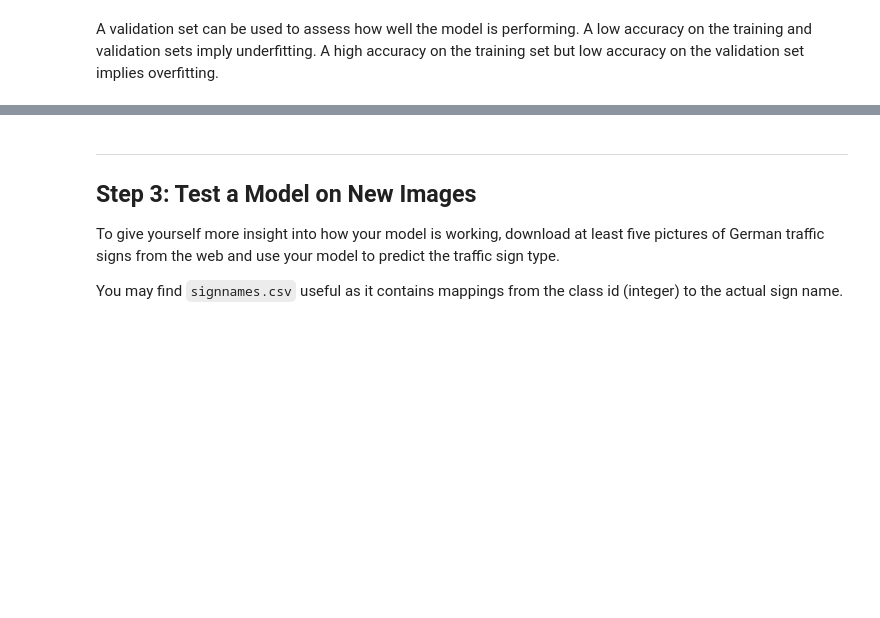
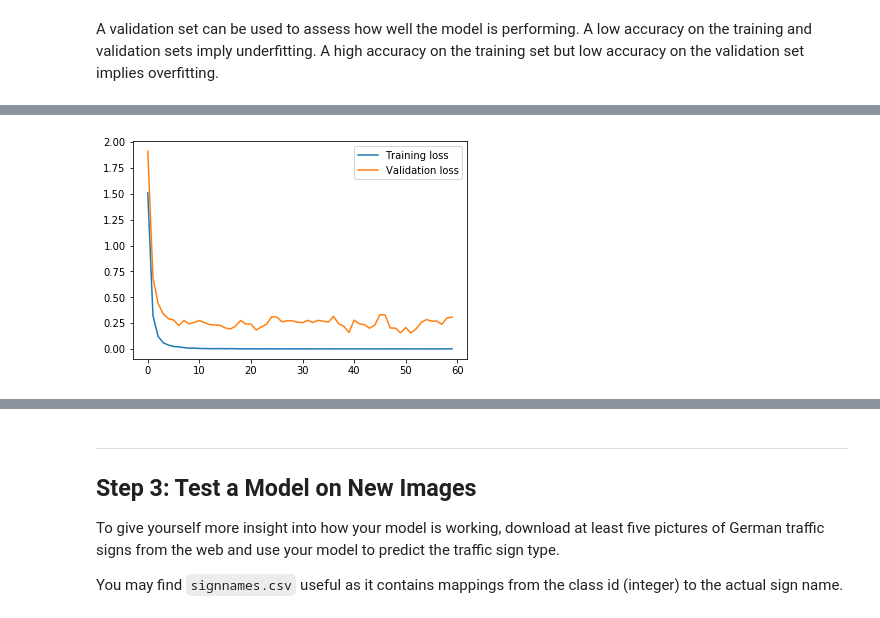
Before and after one commit to lokesh1210/SDCND, a Jupyter notebook: CarND-Traffic-Sign-Classifier-Project/Traffic_Sign_Classifier.ipynb, the cells around one changed output, grey strips where cells are left out. Drawn from its saved outputs; the diff is of its cells as text; code cells hidden in the pictures; blank space fills up the shorter version.

```diff
--- a/CarND-Traffic-Sign-Classifier-Project/Traffic_Sign_Classifier.ipynb
+++ b/CarND-Traffic-Sign-Classifier-Project/Traffic_Sign_Classifier.ipynb
@@ -339 +488,20 @@ sets imply underfitting. A high accuracy on the training set but low accuracy on
+# %%
+def evaluate(session, operation,  X_data, y_data , batchsize):
+    num_examples = len(X_data)
+    total_accuracy = 0
+    for offset in range(0, num_examples, batchsize):
+        batch_x, batch_y = X_data[offset:offset+batchsize], y_data[offset:offset+batchsize]
+        accuracy = session.run(operation,
+                           feed_dict={x: batch_x,
+                                      y: batch_y,
+                                      is_training:False})
+        total_accuracy += (accuracy * len(batch_x))
+    return total_accuracy / num_examples
+
+def train_network(session, optimizer, feature_batch, label_batch):
+    sess_out =  session.run(optimizer,
+                            feed_dict={x:feature_batch,
+                                       y:label_batch,
+                                       is_training:True})
+    return sess_out
 # %%
@@ -356,0 +531,53 @@ training_operation = optimizer.minimize(loss_operation)
+# %%
+### Train your model here.
+### Calculate and report the accuracy on the training and validation set.
+### Once a final model architecture is selected,
+### the accuracy on the test set should be calculated and reported as well.
+### Feel free to use as many code cells as needed.
+
+losses = {'train':[], 'validation':[]}
+accuracies = {'train':[], 'validation':[]}
+
+with tf.Session() as sess:
+    # Initializing the variables
+    sess.run(tf.global_variables_initializer())
+
+    total_batches = int((len(xData_train)+(batch_size-1))/batch_size)
+    displayStats = int((total_batches+(nstats-1))/nstats)
+
+    print('Training ... Start')
+    # Training cycle
+    for epoch in range(epochs):
+        batch_i = 1
+        for batch_features, batch_labels in batch_features_labels(xNorm_train, y_train, batch_size):
+            train_network(sess, training_operation, batch_features, batch_labels)
+
+#             if(batch_i%displayStats ==0):
+#                 print('Epoch {:>2}, Batch {:>2}/{}:  '.format(epoch + 1, batch_i, total_batches), end='')
+#                 train_loss = evaluate(sess, loss_operation,  batch_features, batch_labels,batch_size)
+#                 val_loss = evaluate(sess,loss_operation,  xNorm_valid, y_valid,batch_size )
+#                 print('Train.Loss: {:>5.6f} Valid.Loss: {:.6f}'.format(train_loss,val_loss))
+#             batch_i+=1
+
+
+        train_loss = evaluate(sess, loss_operation,  xNorm_train, y_train,batch_size)
+        val_loss = evaluate(sess,loss_operation,  xNorm_valid, y_valid, batch_size)
+        val_acc = evaluate(sess,accuracy_operation,  xNorm_valid, y_valid, batch_size)
+        losses['train'].append(train_loss)
+        losses['validation'].append(val_loss)
+        accuracies['validation'].append(val_acc)
+        print('Epoch {:>2}:  '.format(epoch + 1), end='')
+        print('Train.Loss: {:>5.6f} Valid.Loss: {:.6f}  Valid.Accuracy: {:.6f}'.format(train_loss,val_loss,val_acc))
+
+    print('Training ... Done')
+    val_acc = evaluate(sess,accuracy_operation,  xNorm_valid, y_valid, batch_size)
+    print('Validation Accuracy: {:.6f} '.format(val_acc))
+
+    plt.plot(losses['train'], label='Training loss')
+    plt.plot(losses['validation'], label='Validation loss')
+    plt.legend()
+    _ = plt.ylim()
+
+    saver.save(sess, './tsc_net')
+    print("Model saved")
+# %% [output]
@@ -356,0 +601 @@ training_operation = optimizer.minimize(loss_operation)
+[figure, added]
```
Also changed, not shown: parts of 24 cells of this notebook, 9 other files.
